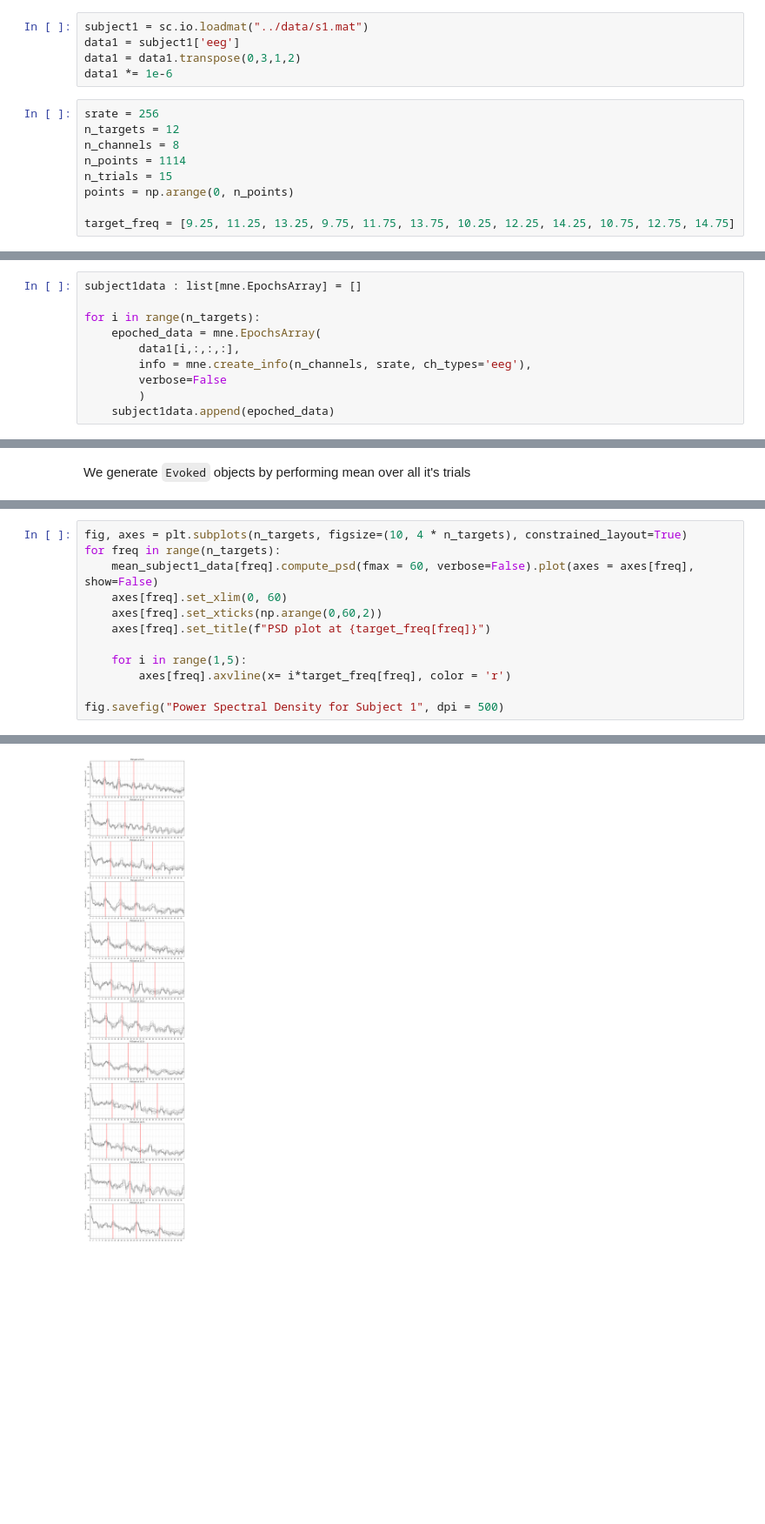
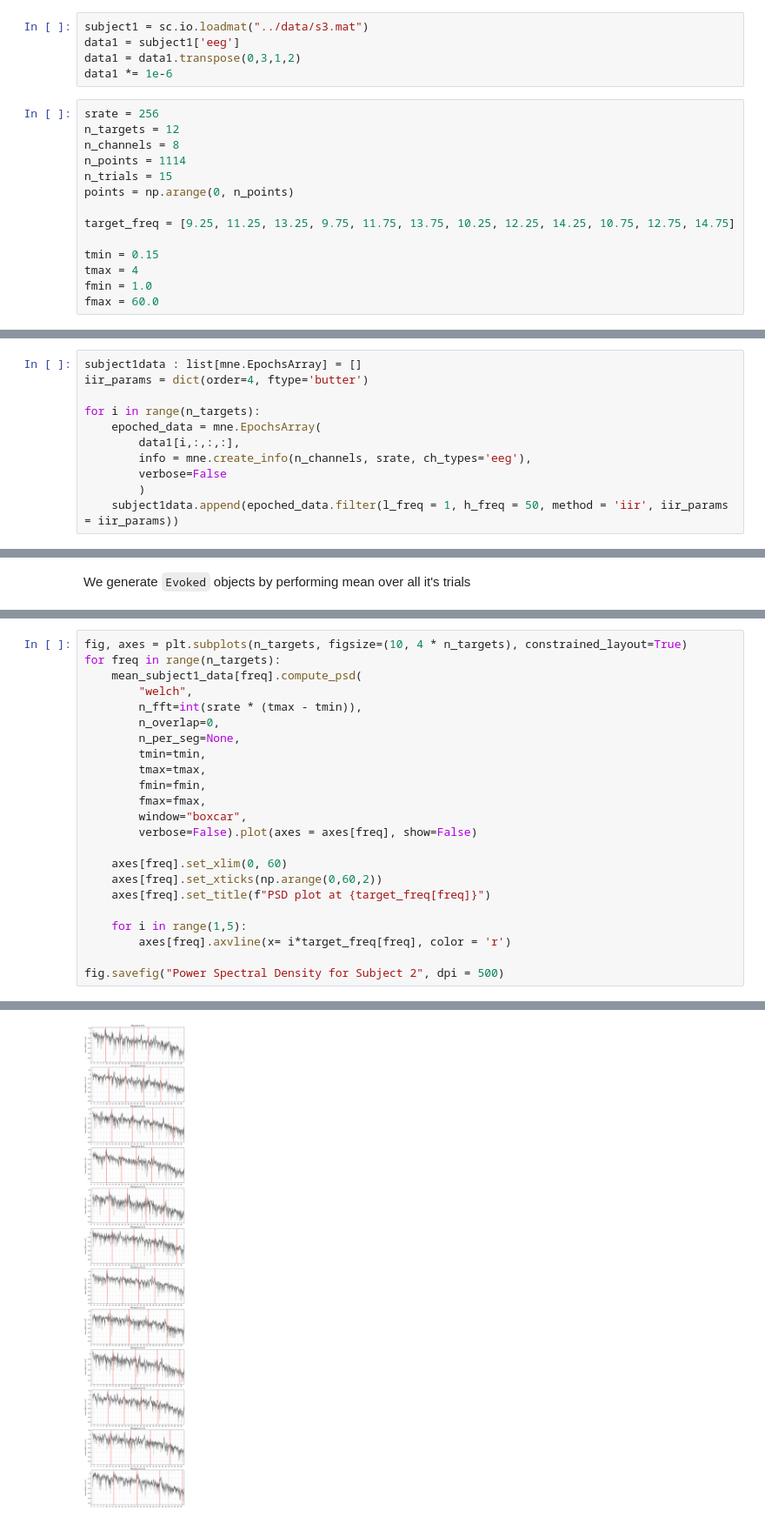
Before and after one commit to AkilanSS/12JFPM_SSVEP, a Jupyter notebook: src/main.ipynb, the cells around one changed output, grey strips where cells are left out. Shown at 87% size. Cells and saved outputs as stored; diff of their text form; blank space fills up the shorter version.

Commit message:
recomputed psd with welch and box car methods

```diff
--- a/src/main.ipynb
+++ b/src/main.ipynb
@@ -7,7 +11,7 @@ import h5py
 # %% [markdown]
 [n_target_freq * n_channels * points * n_trials]
 # %%
-subject1 = sc.io.loadmat("../data/s1.mat")
+subject1 = sc.io.loadmat("../data/s3.mat")
 data1 = subject1['eeg']
 data1 = data1.transpose(0,3,1,2)
 data1 *= 1e-6
@@ -20,11 +24,17 @@ n_trials = 15
 points = np.arange(0, n_points)
 
 target_freq = [9.25, 11.25, 13.25, 9.75, 11.75, 13.75, 10.25, 12.25, 14.25, 10.75, 12.75, 14.75]
+
+tmin = 0.15
+tmax = 4
+fmin = 1.0
+fmax = 60.0
 # %% [markdown]
 **Preparing data for Epoch Object** \
 We define 15 `Epoch` objects for different stimualtion frequencies, for a given subject
 # %%
 subject1data : list[mne.EpochsArray] = []
+iir_params = dict(order=4, ftype='butter')
 
 for i in range(n_targets):
     epoched_data = mne.EpochsArray(
@@ -32,4 +42,4 @@ for i in range(n_targets):
         info = mne.create_info(n_channels, srate, ch_types='eeg'),
         verbose=False
         )
-    subject1data.append(epoched_data)
+    subject1data.append(epoched_data.filter(l_freq = 1, h_freq = 50, method = 'iir', iir_params = iir_params))
@@ -41,7 +72,18 @@ tfr_subject1_data : list[mne.time_frequency.AverageTFRArray] = [data.compute_tfr
 # %%
 fig, axes = plt.subplots(n_targets, figsize=(10, 4 * n_targets), constrained_layout=True)
 for freq in range(n_targets):
-    mean_subject1_data[freq].compute_psd(fmax = 60, verbose=False).plot(axes = axes[freq], show=False)
+    mean_subject1_data[freq].compute_psd(
+        "welch",
+        n_fft=int(srate * (tmax - tmin)),
+        n_overlap=0,
+        n_per_seg=None,
+        tmin=tmin,
+        tmax=tmax,
+        fmin=fmin,
+        fmax=fmax,
+        window="boxcar",
+        verbose=False).plot(axes = axes[freq], show=False)
+
     axes[freq].set_xlim(0, 60)
     axes[freq].set_xticks(np.arange(0,60,2))
     axes[freq].set_title(f"PSD plot at {target_freq[freq]}")
@@ -49,7 +91,7 @@ for freq in range(n_targets):
     for i in range(1,5):
         axes[freq].axvline(x= i*target_freq[freq], color = 'r')
 
-fig.savefig("Power Spectral Density for Subject 1", dpi = 500)
+fig.savefig("Power Spectral Density for Subject 2", dpi = 500)
 # %% [output]
 Plotting power spectral density (dB=True).
 Plotting power spectral density (dB=True).
@@ -66 +108 @@ Plotting power spectral density (dB=True).
-[figure, old version]
+[figure, new version]
```
Also changed, not shown: parts of 9 cells of this notebook, 4 other files.
